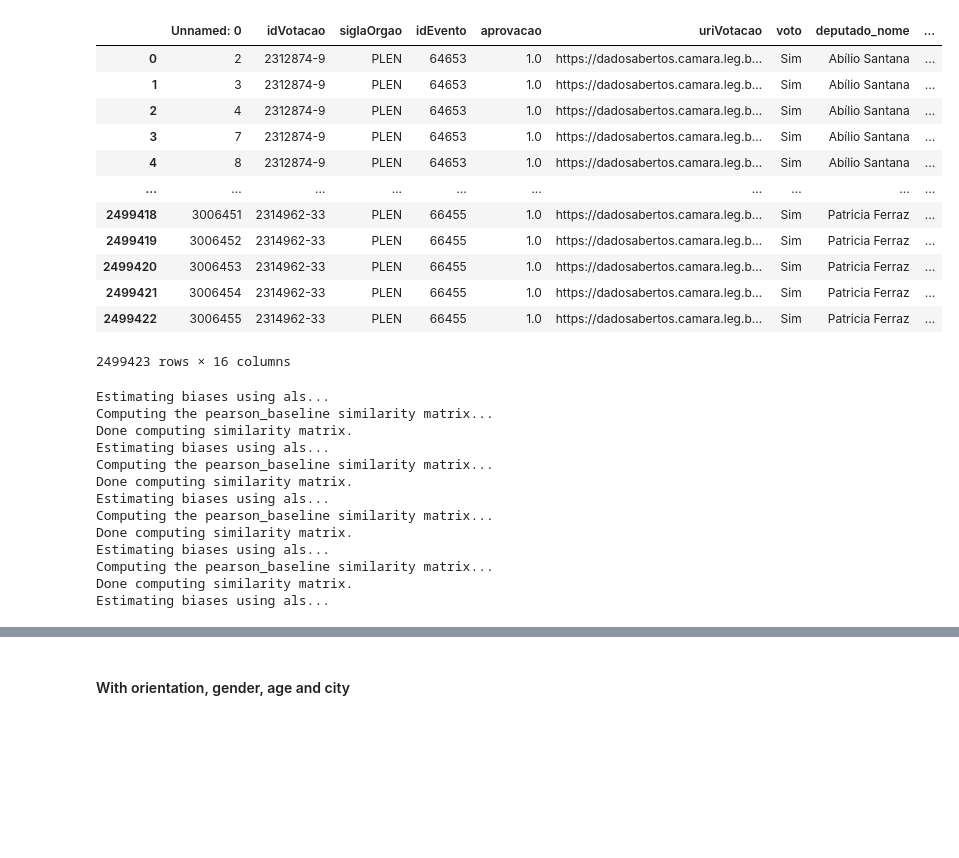
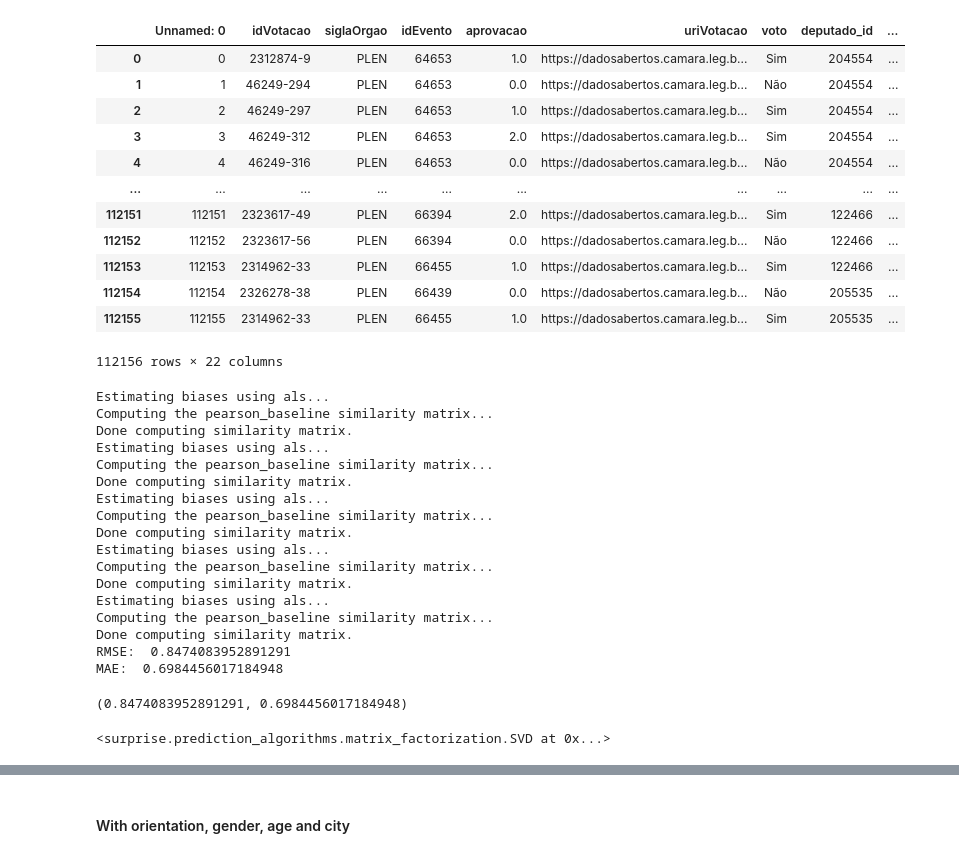
Before and after one commit to ritacardoso17/code_thesis, a Jupyter notebook: code/RS_Data.ipynb, the cells around one changed output, grey strips where cells are left out. Drawn from its saved outputs; the diff is of its cells as text; code cells hidden in the pictures; blank space fills up the shorter version.

```diff
--- a/code/RS_Data.ipynb
+++ b/code/RS_Data.ipynb
@@ -64,22 +64,22 @@ def evaluateRM(data, algo, n_folds):
     return rmse, mae
 # %%
 # Load the data into a pandas dataframe
-df = pd.read_csv('dataVoting.csv')
+df = pd.read_csv('..\data\preprocessed\dataVoting.csv')
 df
 # %% [output]
-|  | Unnamed: 0 | idVotacao | siglaOrgao | idEvento | aprovacao | uriVotacao | voto | deputado_nome | ... |
-| 0 | 2 | 2312874-9 | PLEN | 64653 | 1.0 | https://dadosabertos.camara.leg.b... | Sim | Abílio Santana | ... |
-| 1 | 3 | 2312874-9 | PLEN | 64653 | 1.0 | https://dadosabertos.camara.leg.b... | Sim | Abílio Santana | ... |
-| 2 | 4 | 2312874-9 | PLEN | 64653 | 1.0 | https://dadosabertos.camara.leg.b... | Sim | Abílio Santana | ... |
-| 3 | 7 | 2312874-9 | PLEN | 64653 | 1.0 | https://dadosabertos.camara.leg.b... | Sim | Abílio Santana | ... |
-| 4 | 8 | 2312874-9 | PLEN | 64653 | 1.0 | https://dadosabertos.camara.leg.b... | Sim | Abílio Santana | ... |
+|  | Unnamed: 0 | idVotacao | siglaOrgao | idEvento | aprovacao | uriVotacao | voto | deputado_id | ... |
+| 0 | 0 | 2312874-9 | PLEN | 64653 | 1.0 | https://dadosabertos.camara.leg.b... | Sim | 204554 | ... |
+| 1 | 1 | 46249-294 | PLEN | 64653 | 0.0 | https://dadosabertos.camara.leg.b... | Não | 204554 | ... |
+| 2 | 2 | 46249-297 | PLEN | 64653 | 1.0 | https://dadosabertos.camara.leg.b... | Sim | 204554 | ... |
+| 3 | 3 | 46249-312 | PLEN | 64653 | 2.0 | https://dadosabertos.camara.leg.b... | Sim | 204554 | ... |
+| 4 | 4 | 46249-316 | PLEN | 64653 | 0.0 | https://dadosabertos.camara.leg.b... | Não | 204554 | ... |
 | ... | ... | ... | ... | ... | ... | ... | ... | ... | ... |
-| 2499418 | 3006451 | 2314962-33 | PLEN | 66455 | 1.0 | https://dadosabertos.camara.leg.b... | Sim | Patricia Ferraz | ... |
-| 2499419 | 3006452 | 2314962-33 | PLEN | 66455 | 1.0 | https://dadosabertos.camara.leg.b... | Sim | Patricia Ferraz | ... |
-| 2499420 | 3006453 | 2314962-33 | PLEN | 66455 | 1.0 | https://dadosabertos.camara.leg.b... | Sim | Patricia Ferraz | ... |
-| 2499421 | 3006454 | 2314962-33 | PLEN | 66455 | 1.0 | https://dadosabertos.camara.leg.b... | Sim | Patricia Ferraz | ... |
-| 2499422 | 3006455 | 2314962-33 | PLEN | 66455 | 1.0 | https://dadosabertos.camara.leg.b... | Sim | Patricia Ferraz | ... |
+| 112151 | 112151 | 2323617-49 | PLEN | 66394 | 2.0 | https://dadosabertos.camara.leg.b... | Sim | 122466 | ... |
+| 112152 | 112152 | 2323617-56 | PLEN | 66394 | 0.0 | https://dadosabertos.camara.leg.b... | Não | 122466 | ... |
+| 112153 | 112153 | 2314962-33 | PLEN | 66455 | 1.0 | https://dadosabertos.camara.leg.b... | Sim | 122466 | ... |
+| 112154 | 112154 | 2326278-38 | PLEN | 66439 | 0.0 | https://dadosabertos.camara.leg.b... | Não | 205535 | ... |
+| 112155 | 112155 | 2314962-33 | PLEN | 66455 | 1.0 | https://dadosabertos.camara.leg.b... | Sim | 205535 | ... |
-2499423 rows × 16 columns
+112156 rows × 22 columns
 # %%
 dfP = voteType(df)
 # %%
@@ -109,9 +109,16 @@ Estimating biases using als...
 Computing the pearson_baseline similarity matrix...
 Done computing similarity matrix.
 Estimating biases using als...
+Computing the pearson_baseline similarity matrix...
+Done computing similarity matrix.
+RMSE:  0.8474083952891291
+MAE:  0.6984456017184948
+(0.8474083952891291, 0.6984456017184948)
 # %%
 # Train a SVD model
 model_svd = SVD(n_factors=50, n_epochs=20, lr_all=0.005, reg_all=0.4)
 model_svd.fit(trainset)
+# %% [output]
+<surprise.prediction_algorithms.matrix_factorization.SVD at 0x...>
 # %%
 evaluateRM(data, model_svd, 50)
```
Also changed, not shown: parts of 3 cells of this notebook, 18 other files.
